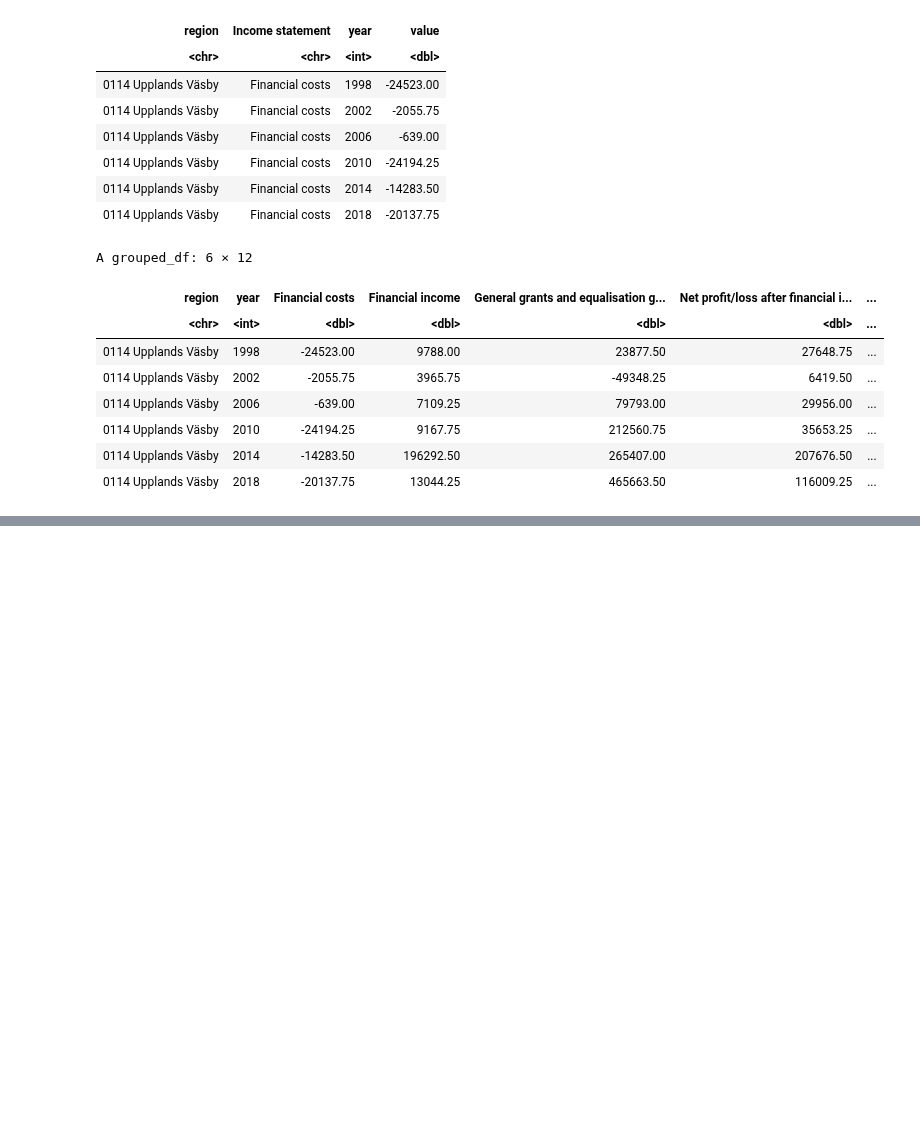
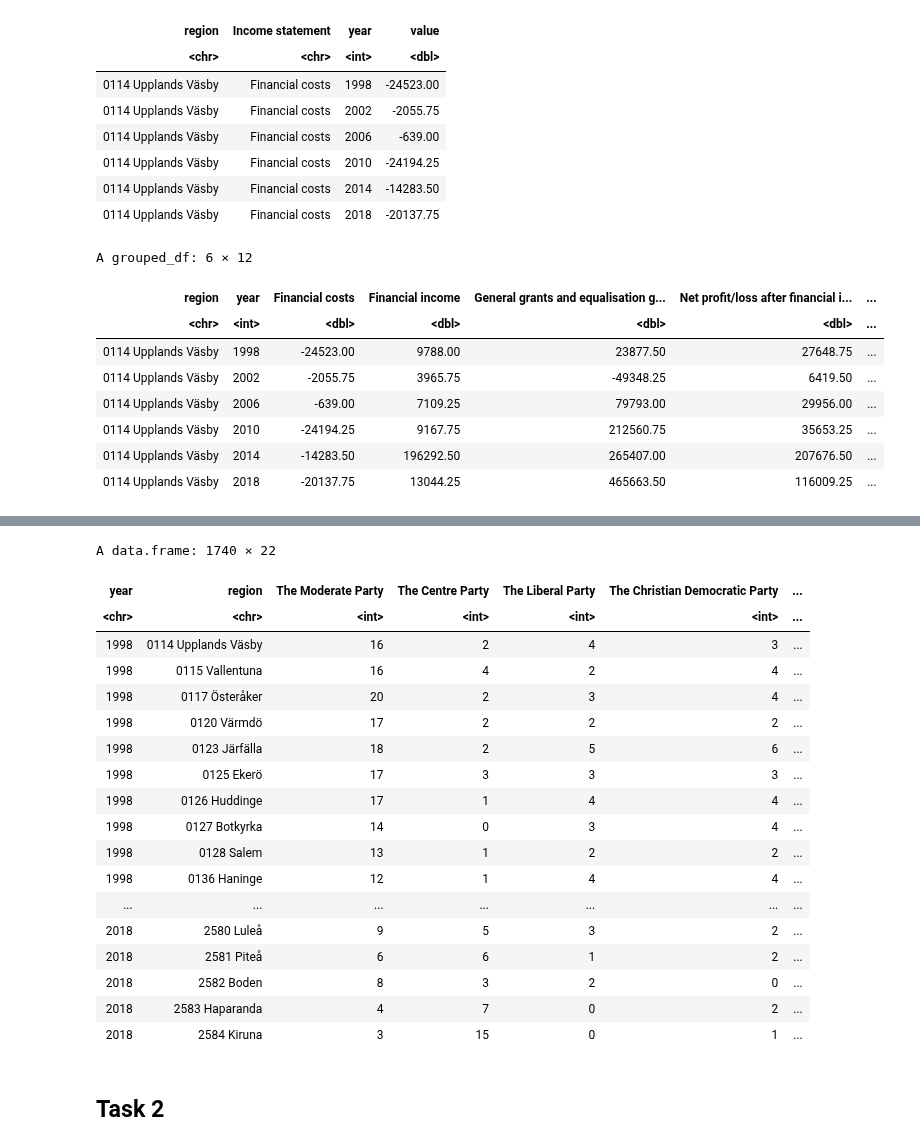
Before and after one commit to Keno-git/DS_assigment1, a Jupyter notebook: Assignment_2/Assignment_2.ipynb, the cells around one changed output, grey strips where cells are left out. Cells and saved outputs as stored; diff of their text form; code cells hidden in the pictures; blank space fills up the shorter version.

Commit message:
Task 1 complete

```diff
--- a/Assignment_2/Assignment_2.ipynb
+++ b/Assignment_2/Assignment_2.ipynb
@@ -212,3 +212,6 @@ A grouped_df: 6 × 12
 | 0114 Upplands Väsby | 2010 | -24194.25 | 9167.75 | 212560.75 | 35653.25 | ... |
 | 0114 Upplands Väsby | 2014 | -14283.50 | 196292.50 | 265407.00 | 207676.50 | ... |
 | 0114 Upplands Väsby | 2018 | -20137.75 | 13044.25 | 465663.50 | 116009.25 | ... |
+# %%
+df <- merge(political_seats, income, by = c("year", "region"))
+head(df)
@@ -214,0 +228,52 @@ A grouped_df: 6 × 12
+# %%
+right <- rowSums(df[, c("The Christian Democratic Party", "The Liberal Party", "The Moderate Party")])
+centre <- df[["The Centre Party"]]
+left <- rowSums(df[, c("The Green Party", "The Left Party", "The Social Democratic Party")])
+indices <- rownames(df)
+# %%
+majority <- character(length(right))
+for (i in 1:length(right)) {
+  if (indices[i] == "2018") {
+    if (left[i] + centre[i] > right[i]) {
+      majority[i] <- "left"
+    } else if (left[i] + centre[i] < right[i]) {
+      majority[i] <- "right"
+    } else {
+      majority[i] <- "tie"
+    }
+  } else {
+    if (left[i] > right[i] + centre[i]) {
+      majority[i] <- "left"
+    } else if (left[i] < right[i] + centre[i]) {
+      majority[i] <- "right"
+    } else {
+      majority[i] <- "tie"
+    }
+  }
+}
+# %%
+df$majority <- majority
+# %%
+df
+# %% [output]
+A data.frame: 1740 × 22
+| year | region | The Moderate Party | The Centre Party | The Liberal Party | The Christian Democratic Party | ... |
+| <chr> | <chr> | <int> | <int> | <int> | <int> | ... |
+| 1998 | 0114 Upplands Väsby | 16 | 2 | 4 | 3 | ... |
+| 1998 | 0115 Vallentuna | 16 | 4 | 2 | 4 | ... |
+| 1998 | 0117 Österåker | 20 | 2 | 3 | 4 | ... |
+| 1998 | 0120 Värmdö | 17 | 2 | 2 | 2 | ... |
+| 1998 | 0123 Järfälla | 18 | 2 | 5 | 6 | ... |
+| 1998 | 0125 Ekerö | 17 | 3 | 3 | 3 | ... |
+| 1998 | 0126 Huddinge | 17 | 1 | 4 | 4 | ... |
+| 1998 | 0127 Botkyrka | 14 | 0 | 3 | 4 | ... |
+| 1998 | 0128 Salem | 13 | 1 | 2 | 2 | ... |
+| 1998 | 0136 Haninge | 12 | 1 | 4 | 4 | ... |
+| ... | ... | ... | ... | ... | ... | ... |
+| 2018 | 2580 Luleå | 9 | 5 | 3 | 2 | ... |
+| 2018 | 2581 Piteå | 6 | 6 | 1 | 2 | ... |
+| 2018 | 2582 Boden | 8 | 3 | 2 | 0 | ... |
+| 2018 | 2583 Haparanda | 4 | 7 | 0 | 2 | ... |
+| 2018 | 2584 Kiruna | 3 | 15 | 0 | 1 | ... |
+# %% [markdown]
+## Task 2
```
Also changed, not shown: parts of 1 cell of this notebook.
